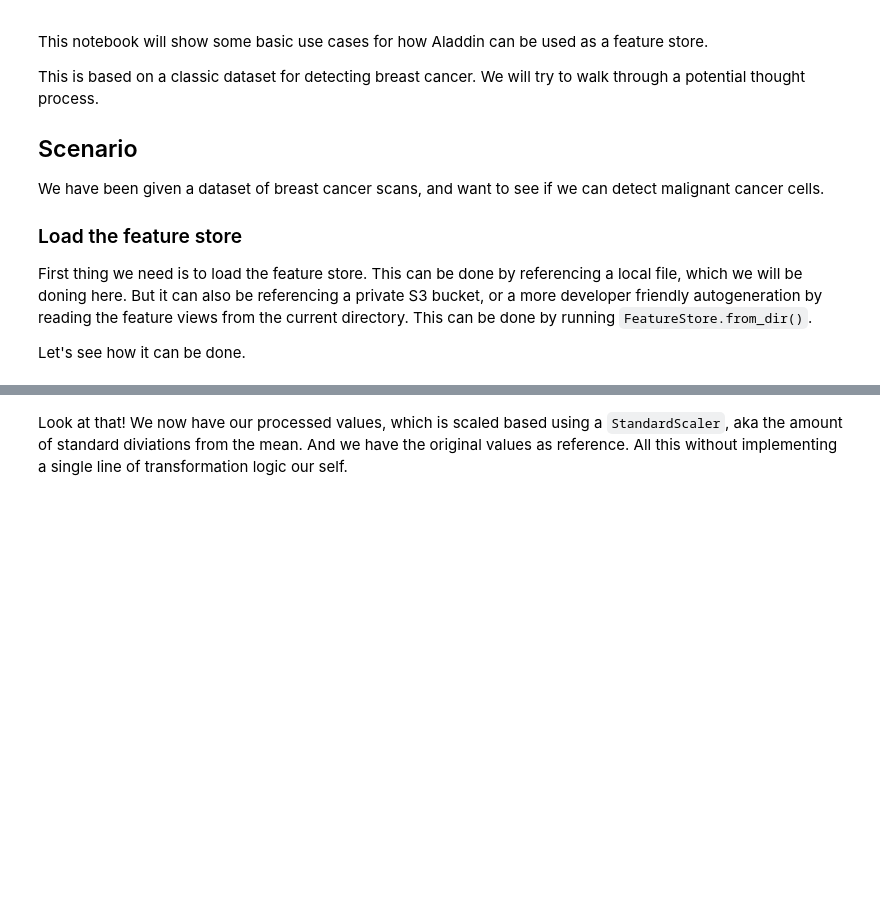
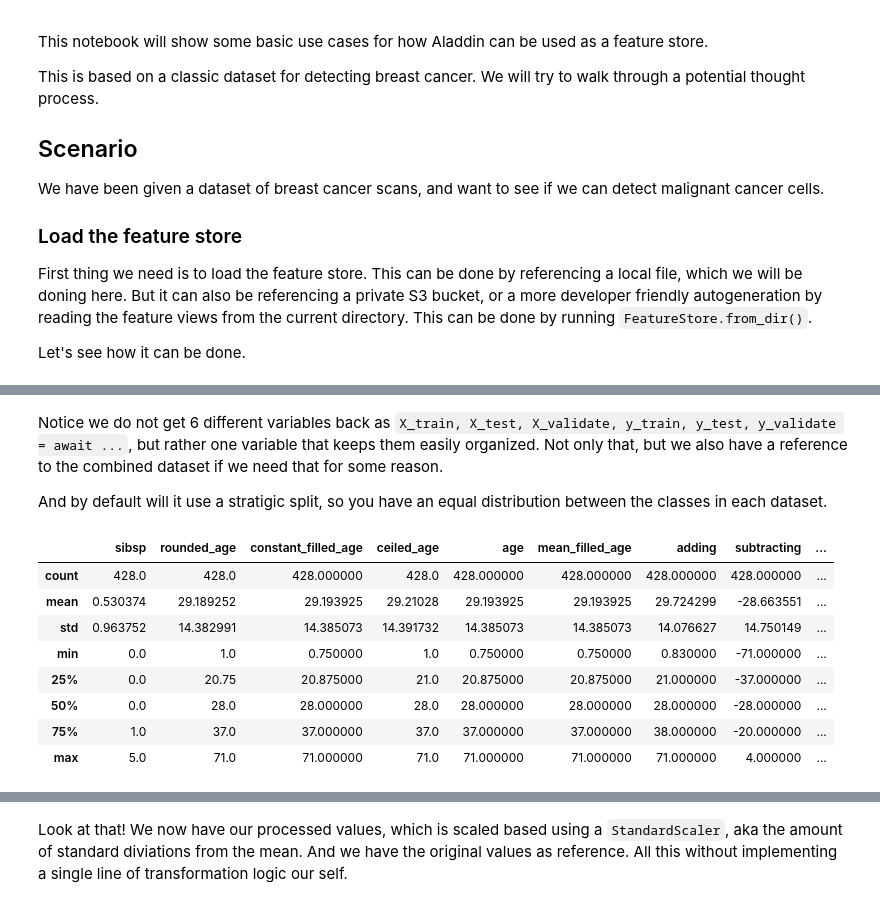
Before and after one commit to MatsMoll/aligned-example-otovo, a Jupyter notebook: example.ipynb, the cells around one changed output, grey strips where cells are left out. Drawn from its saved outputs; the diff is of its cells as text; code cells hidden in the pictures; blank space fills up the shorter version.

```diff
--- a/example.ipynb
+++ b/example.ipynb
@@ -164,0 +98,24 @@ Lets simulate how it could look.
+# %%
+dataset = await feature_store.feature_view("titanic")\
+    .all()\
+    .validate(PanderaValidator())\
+    .test_size(0.2, target_column="survived")\
+    .validation_size(0.2)\
+    .use_df()
+# %% [markdown]
+Notice we do not get 6 different variables back as `X_train, X_test, X_validate, y_train, y_test, y_validate = await ...`, but rather one variable that keeps them easily organized.
+Not only that, but we also have a reference to the combined dataset if we need that for some reason.
+
+And by default will it use a stratigic split, so you have an equal distribution between the classes in each dataset.
+# %%
+dataset.train_input.describe()
+# %% [output]
+|  | sibsp | rounded_age | constant_filled_age | ceiled_age | age | mean_filled_age | adding | subtracting | ... |
+| count | 428.0 | 428.0 | 428.000000 | 428.0 | 428.000000 | 428.000000 | 428.000000 | 428.000000 | ... |
+| mean | 0.530374 | 29.189252 | 29.193925 | 29.21028 | 29.193925 | 29.193925 | 29.724299 | -28.663551 | ... |
+| std | 0.963752 | 14.382991 | 14.385073 | 14.391732 | 14.385073 | 14.385073 | 14.076627 | 14.750149 | ... |
+| min | 0.0 | 1.0 | 0.750000 | 1.0 | 0.750000 | 0.750000 | 0.830000 | -71.000000 | ... |
+| 25% | 0.0 | 20.75 | 20.875000 | 21.0 | 20.875000 | 20.875000 | 21.000000 | -37.000000 | ... |
+| 50% | 0.0 | 28.0 | 28.000000 | 28.0 | 28.000000 | 28.000000 | 28.000000 | -28.000000 | ... |
+| 75% | 1.0 | 37.0 | 37.000000 | 37.0 | 37.000000 | 37.000000 | 38.000000 | -20.000000 | ... |
+| max | 5.0 | 71.0 | 71.000000 | 71.0 | 71.000000 | 71.000000 | 71.000000 | 4.000000 | ... |
```
Also changed, not shown: parts of 42 cells of this notebook, 24 other files.
